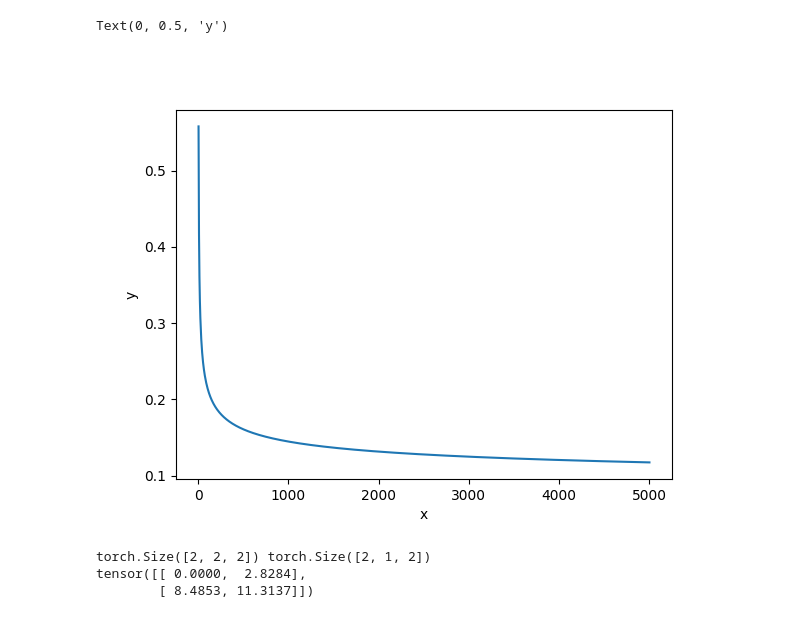
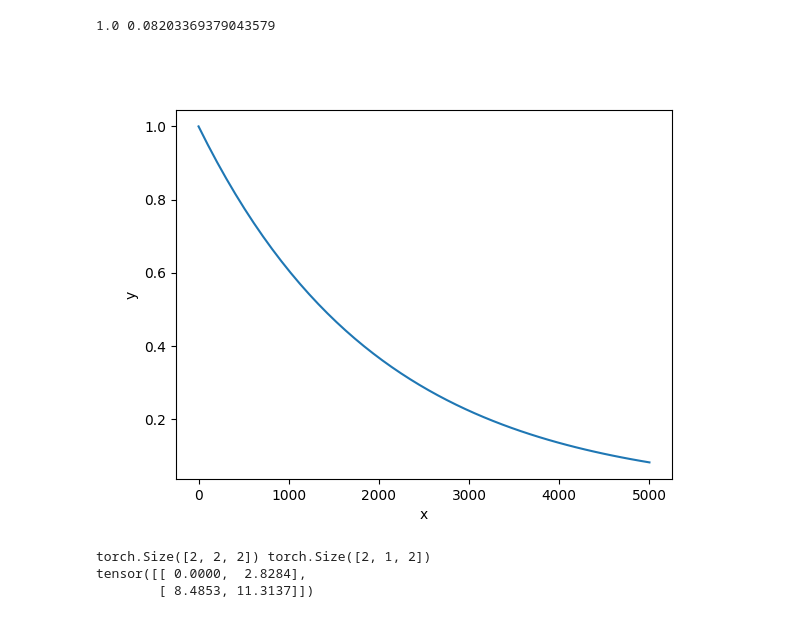
Before and after one commit to LiU-SeeGoals/controller, a Jupyter notebook: python_playground/test.ipynb, the cells around one changed output. Cells and saved outputs as stored; diff of their text form; code cells hidden in the pictures.

```diff
--- a/python_playground/test.ipynb
+++ b/python_playground/test.ipynb
@@ -13,15 +10,16 @@ The autoreload extension is already loaded. To reload it, use:
 # %%
-linspace = np.linspace(0, 5000, 1000)
+linspace = np.linspace(0, 5000, 50)
 x = torch.tensor(linspace, requires_grad=False)
-y = 1/torch.log(x+1)
+y = (1 * 0.9995 ** x).float()
 
 fig, ax = plt.subplots()
 ax.plot(linspace, y.numpy())
 ax.set_xlabel('x')
 ax.set_ylabel('y')
+print(y[0].item(), y[-1].item())
 # %% [output]
-Text(0, 0.5, 'y')
+1.0 0.08203369379043579
-[figure, old version]
+[figure, new version]
 # %%
 # batch, player, position(x, y)
 team = torch.tensor([[[1, 2], [3, 4]], [[7, 8], [9, 10]]]).float()
```
Also changed, not shown: parts of 4 cells of this notebook, 1 other file.
